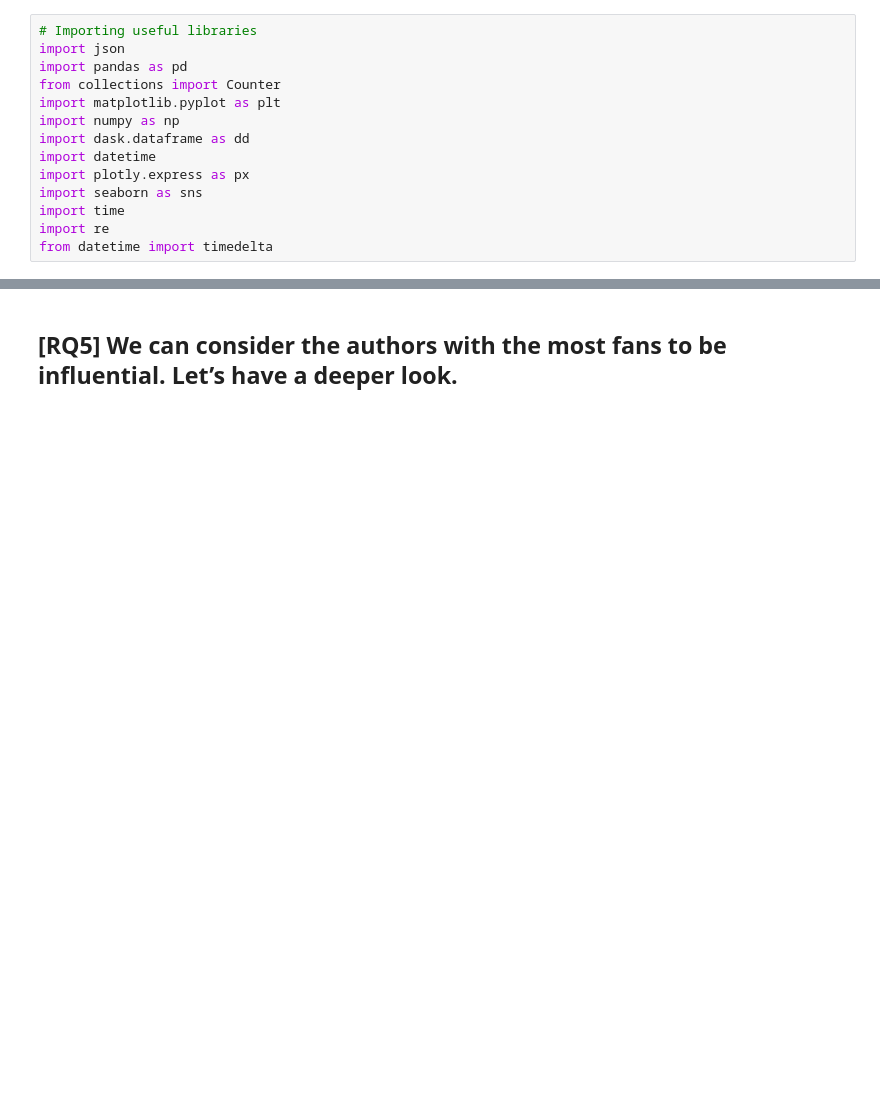
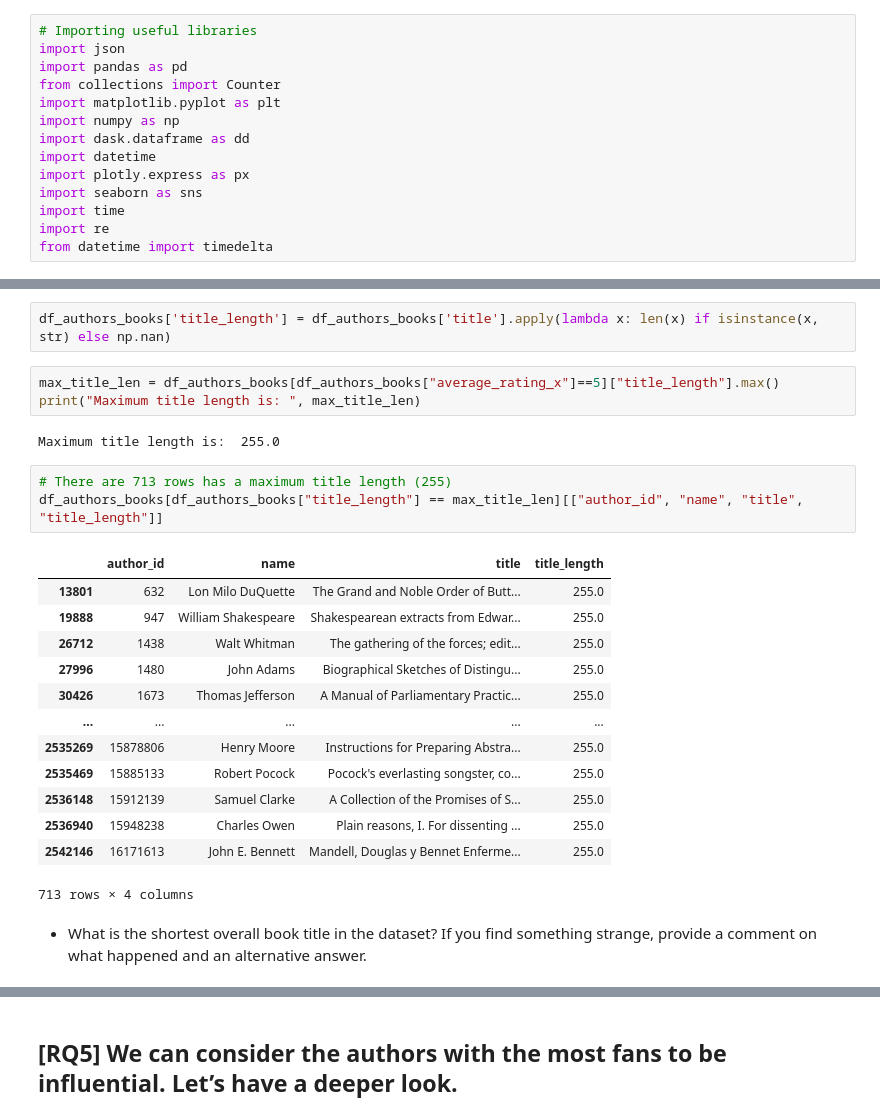
Before and after one commit to RiccardoCorr/ADM_HW_2, a Jupyter notebook: hw2.ipynb, the cells around one changed output, grey strips where cells are left out. Cells and saved outputs as stored; diff of their text form; blank space fills up the shorter version.

```diff
--- a/hw2.ipynb
+++ b/hw2.ipynb
@@ -105,0 +462,26 @@ print(books_cleaned.shape[0])
+# %%
+df_authors_books['title_length'] = df_authors_books['title'].apply(lambda x: len(x) if isinstance(x, str) else np.nan)
+# %%
+max_title_len = df_authors_books[df_authors_books["average_rating_x"]==5]["title_length"].max()
+print("Maximum title length is: ", max_title_len)
+# %% [output]
+Maximum title length is:  255.0
+# %%
+# There are 713 rows has a maximum title length (255)
+df_authors_books[df_authors_books["title_length"] == max_title_len][["author_id", "name", "title", "title_length"]]
+# %% [output]
+|  | author_id | name | title | title_length |
+| 13801 | 632 | Lon Milo DuQuette | The Grand and Noble Order of Butt... | 255.0 |
+| 19888 | 947 | William Shakespeare | Shakespearean extracts from Edwar... | 255.0 |
+| 26712 | 1438 | Walt Whitman | The gathering of the forces; edit... | 255.0 |
+| 27996 | 1480 | John Adams | Biographical Sketches of Distingu... | 255.0 |
+| 30426 | 1673 | Thomas Jefferson | A Manual of Parliamentary Practic... | 255.0 |
+| ... | ... | ... | ... | ... |
+| 2535269 | 15878806 | Henry Moore | Instructions for Preparing Abstra... | 255.0 |
+| 2535469 | 15885133 | Robert Pocock | Pocock's everlasting songster, co... | 255.0 |
+| 2536148 | 15912139 | Samuel Clarke | A Collection of the Promises of S... | 255.0 |
+| 2536940 | 15948238 | Charles Owen | Plain reasons, I. For dissenting ... | 255.0 |
+| 2542146 | 16171613 | John E. Bennett | Mandell, Douglas y Bennet Enferme... | 255.0 |
+713 rows × 4 columns
+# %% [markdown]
+* What is the shortest overall book title in the dataset? If you find something strange, provide a comment on what happened and an alternative answer.
```
Also changed, not shown: parts of 58 cells of this notebook.
